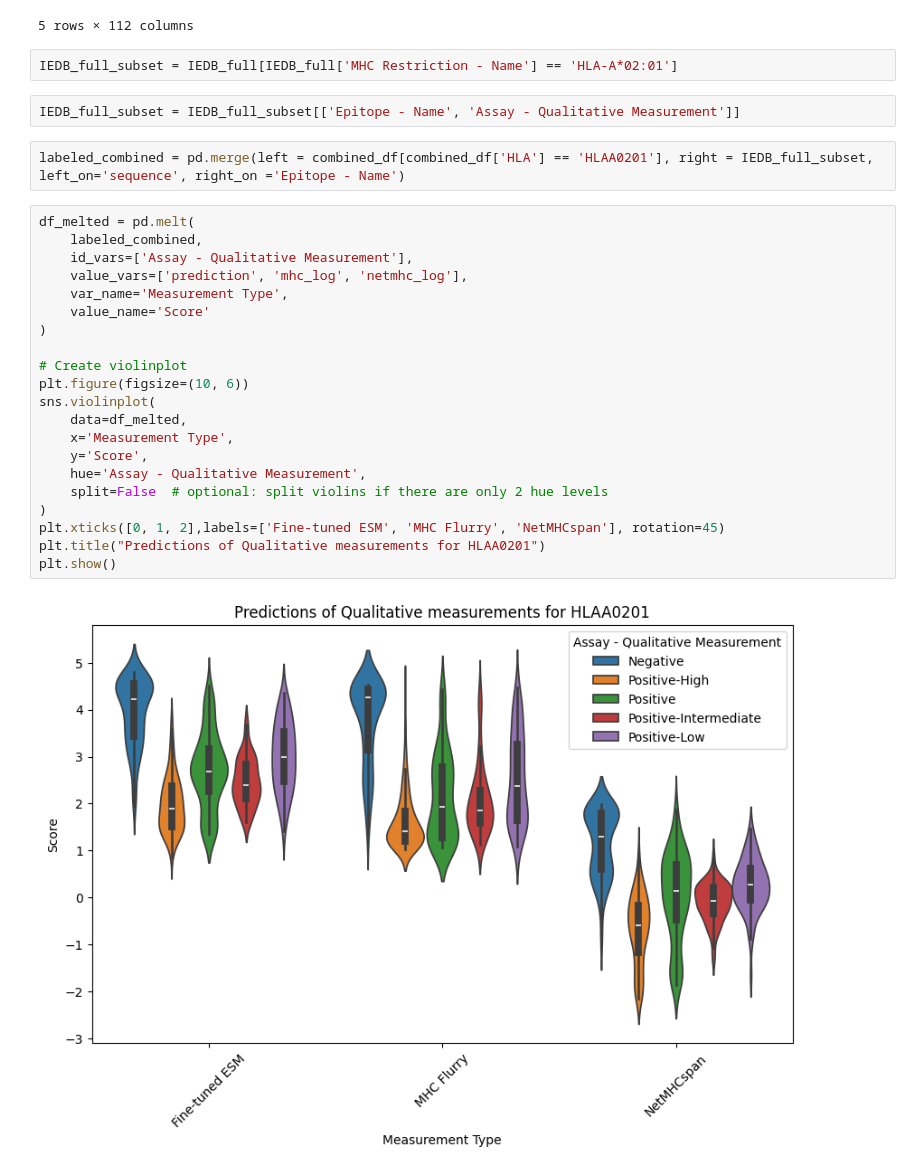
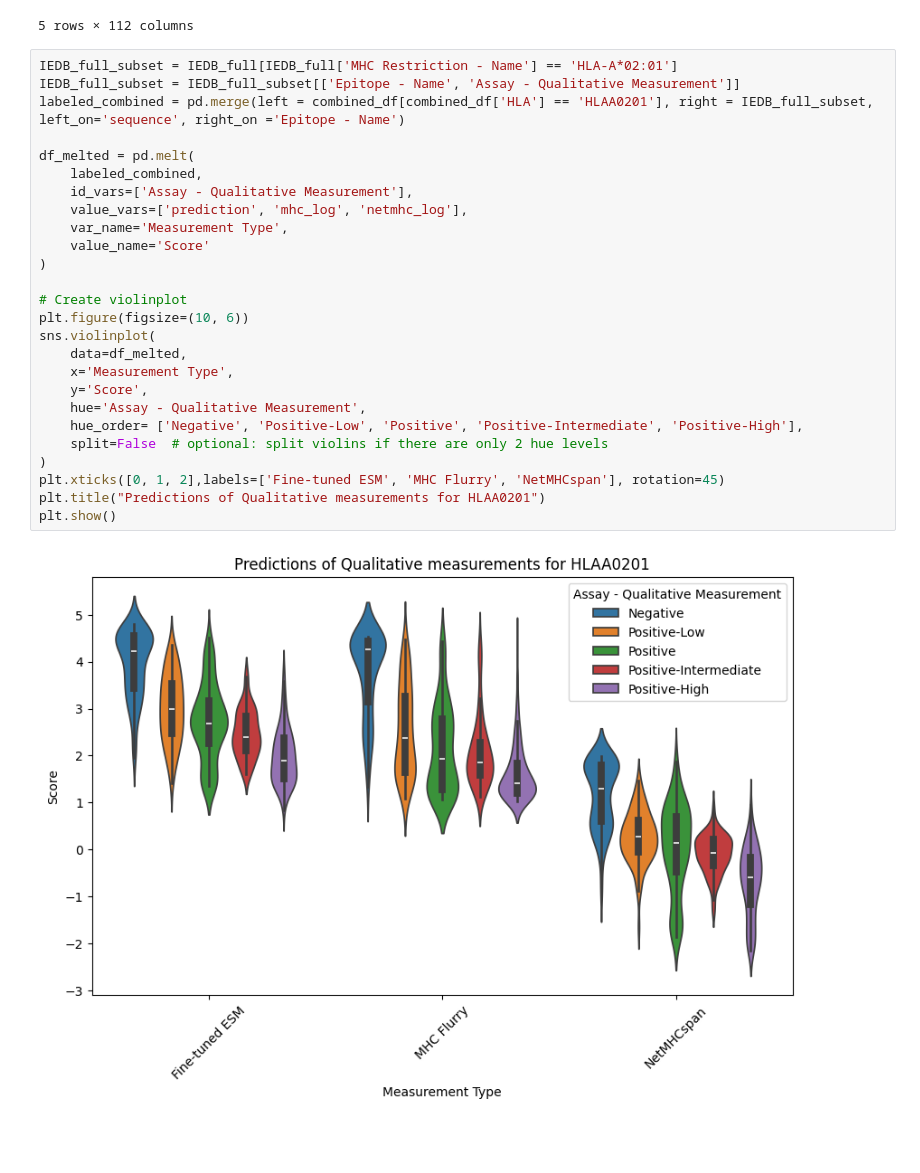
Before and after one commit to sermare/ESMCBA, a Jupyter notebook: jupyter_notebooks/Evaluations_BA.ipynb, the cells around one changed output. Cells and saved outputs as stored; diff of their text form; blank space fills up the shorter version.

```diff
--- a/jupyter_notebooks/Evaluations_BA.ipynb
+++ b/jupyter_notebooks/Evaluations_BA.ipynb
@@ -751,35 +751,34 @@ IEDB_full.head()
 | 3 | http://www.iedb.org/assay/144 | http://www.iedb.org/reference/304 | Literature | 15102821.0 | NaN | ... |
 | 4 | http://www.iedb.org/assay/247 | http://www.iedb.org/reference/329 | Literature | 15104671.0 | NaN | ... |
 5 rows × 112 columns
-# %%
-IEDB_full_subset = IEDB_full[IEDB_full['MHC Restriction - Name'] == 'HLA-A*02:01']
-# %%
-IEDB_full_subset = IEDB_full_subset[['Epitope - Name', 'Assay - Qualitative Measurement']]
-# %%
-labeled_combined = pd.merge(left = combined_df[combined_df['HLA'] == 'HLAA0201'], right = IEDB_full_subset, left_on='sequence', right_on ='Epitope - Name')
 # %%
+IEDB_full_subset = IEDB_full[IEDB_full['MHC Restriction - Name'] == 'HLA-A*02:01']
+IEDB_full_subset = IEDB_full_subset[['Epitope - Name', 'Assay - Qualitative Measurement']]
+labeled_combined = pd.merge(left = combined_df[combined_df['HLA'] == 'HLAA0201'], right = IEDB_full_subset, left_on='sequence', right_on ='Epitope - Name')
+
 df_melted = pd.melt(
     labeled_combined,
     id_vars=['Assay - Qualitative Measurement'],
     value_vars=['prediction', 'mhc_log', 'netmhc_log'],
     var_name='Measurement Type',
     value_name='Score'
 )
 
 # Create violinplot
 plt.figure(figsize=(10, 6))
 sns.violinplot(
     data=df_melted,
     x='Measurement Type',
     y='Score',
     hue='Assay - Qualitative Measurement',
+    hue_order= ['Negative', 'Positive-Low', 'Positive', 'Positive-Intermediate', 'Positive-High'],
     split=False  # optional: split violins if there are only 2 hue levels
 )
 plt.xticks([0, 1, 2],labels=['Fine-tuned ESM', 'MHC Flurry', 'NetMHCspan'], rotation=45)
 plt.title("Predictions of Qualitative measurements for HLAA0201")
 plt.show()
 # %% [output]
-[figure, old version]
+[figure, new version]
 # %%
 IEDB_full_subset = IEDB_full[IEDB_full['MHC Restriction - Name'] == 'HLA-A*03:01']
 IEDB_full_subset = IEDB_full_subset[['Epitope - Name', 'Assay - Qualitative Measurement']]
```
Also changed, not shown: parts of 3 cells of this notebook, 3 other files.
